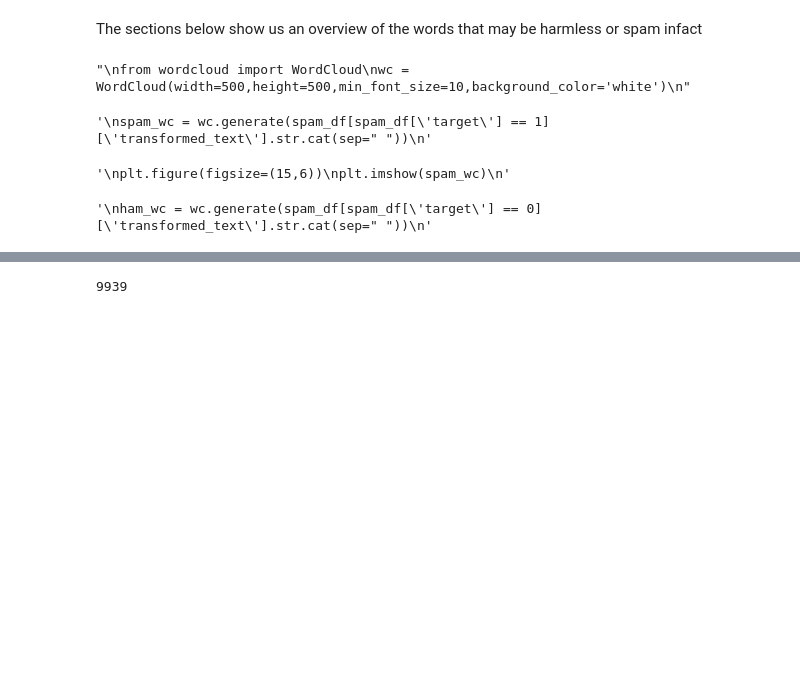
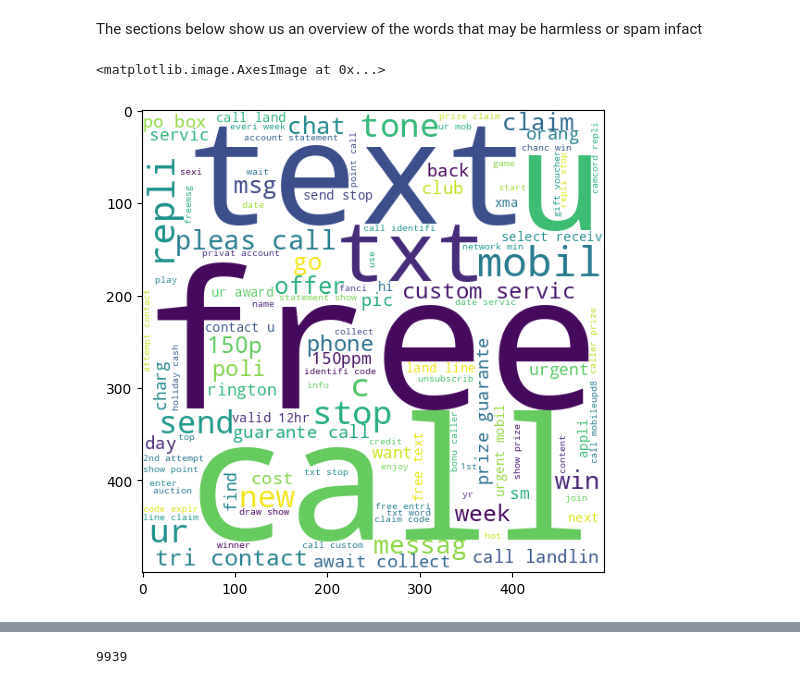
Before and after one commit to FranklineMisango/Spam_Message_Classifier, a Jupyter notebook: sms_spam_detection.ipynb, the cells around one changed output, grey strips where cells are left out. Cells and saved outputs as stored; diff of their text form; code cells hidden in the pictures; blank space fills up the shorter version.

```diff
--- a/sms_spam_detection.ipynb
+++ b/sms_spam_detection.ipynb
@@ -329,29 +327,20 @@ spam_df.head()
 # %% [markdown]
 The sections below show us an overview of the words that may be harmless or spam infact
 # %%
-'''
+
 from wordcloud import WordCloud
 wc = WordCloud(width=500,height=500,min_font_size=10,background_color='white')
-'''
-# %% [output]
-"\nfrom wordcloud import WordCloud\nwc = WordCloud(width=500,height=500,min_font_size=10,background_color='white')\n"
 # %%
-'''
+
 spam_wc = wc.generate(spam_df[spam_df['target'] == 1]['transformed_text'].str.cat(sep=" "))
-'''
-# %% [output]
-'\nspam_wc = wc.generate(spam_df[spam_df[\'target\'] == 1][\'transformed_text\'].str.cat(sep=" "))\n'
 # %%
-'''
+
 plt.figure(figsize=(15,6))
 plt.imshow(spam_wc)
-'''
 # %% [output]
-'\nplt.figure(figsize=(15,6))\nplt.imshow(spam_wc)\n'
+<matplotlib.image.AxesImage at 0x...>
+[figure, added]
 # %%
-'''
+
 ham_wc = wc.generate(spam_df[spam_df['target'] == 0]['transformed_text'].str.cat(sep=" "))
-'''
-# %% [output]
-'\nham_wc = wc.generate(spam_df[spam_df[\'target\'] == 0][\'transformed_text\'].str.cat(sep=" "))\n'
 # %%
```
Also changed, not shown: parts of 19 cells of this notebook, 5 other files.
